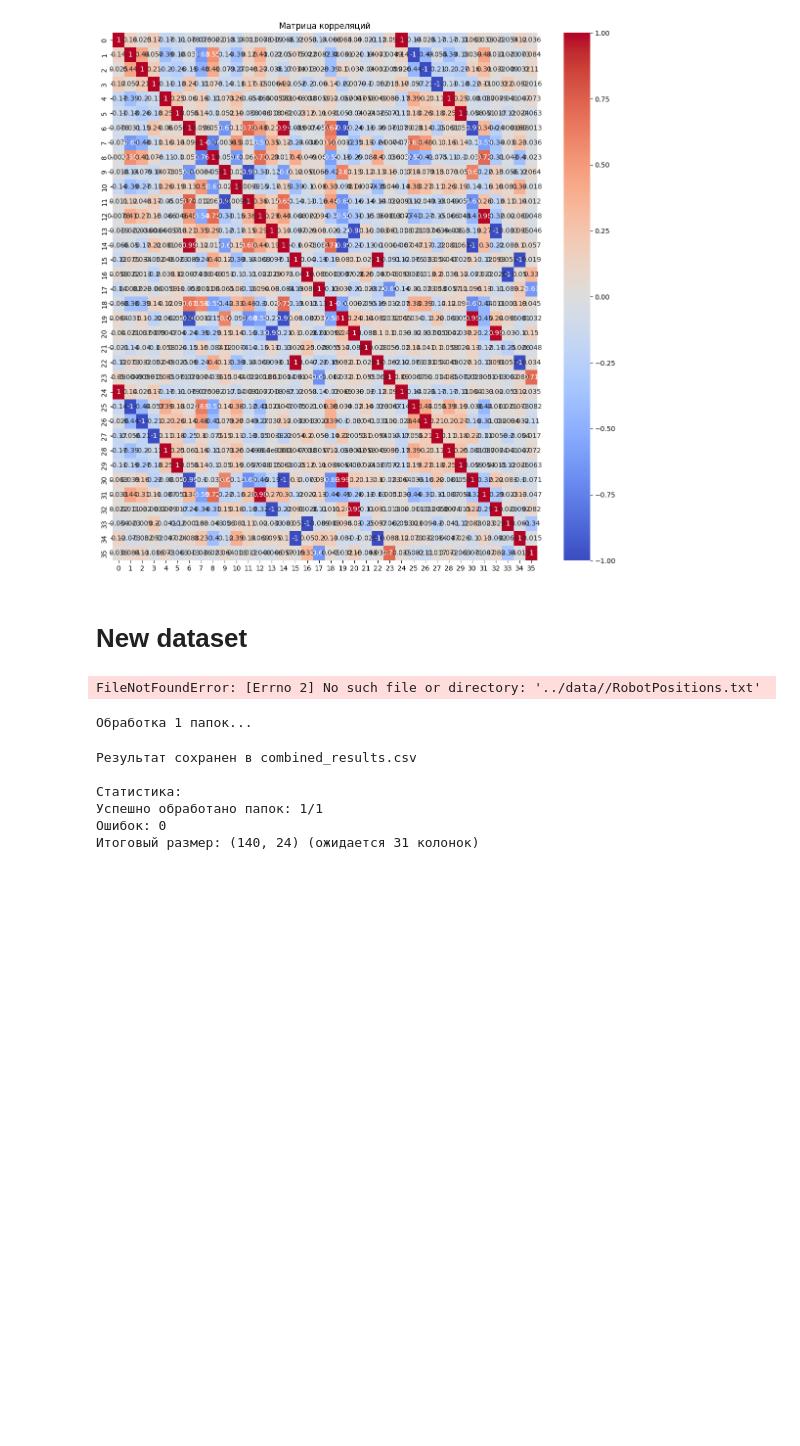
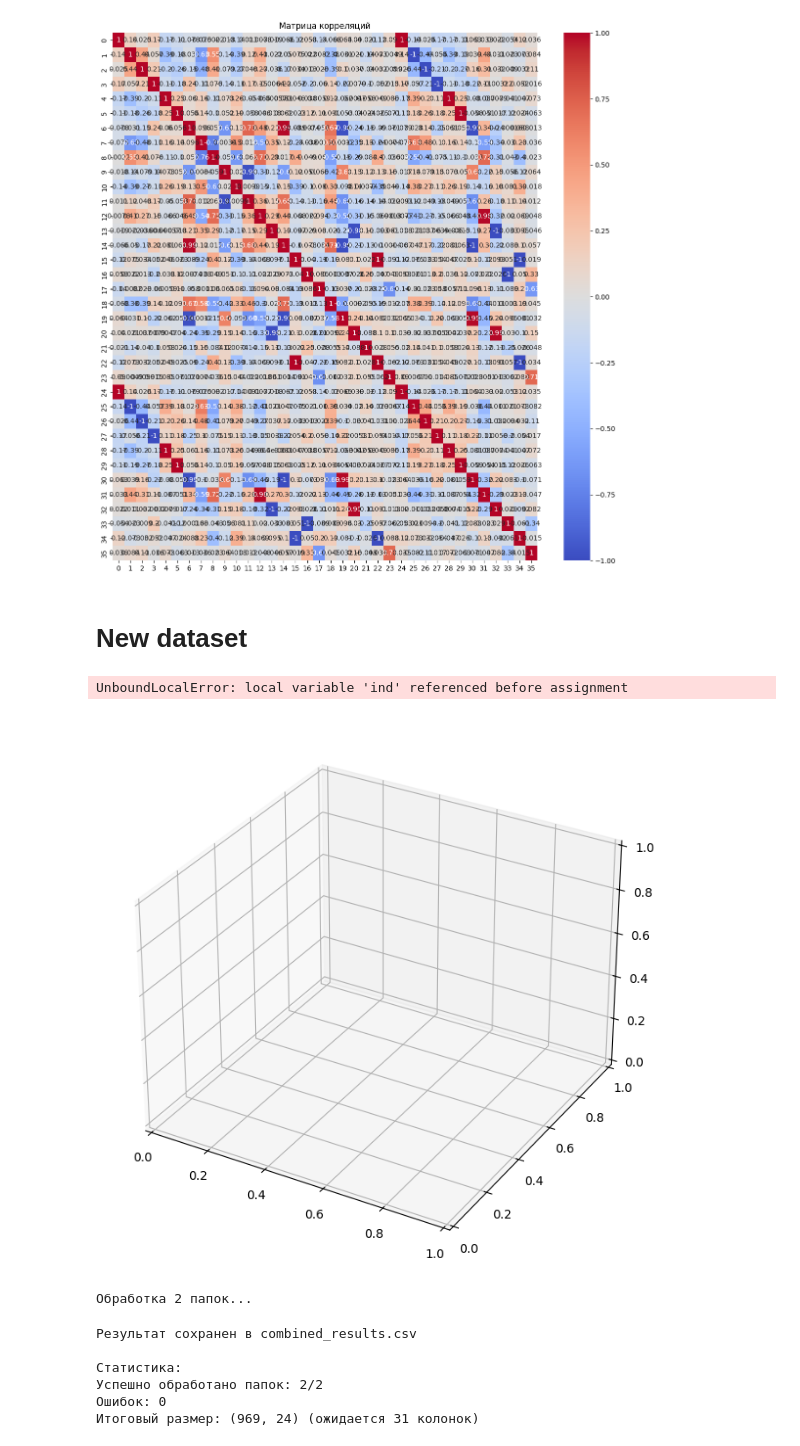
Before and after one commit to sohagutoro/neural_robotics, a Jupyter notebook: notebook/work_in_progress.ipynb, the cells around one changed output. Cells and saved outputs as stored; diff of their text form; code cells hidden in the pictures; blank space fills up the shorter version.

Commit message:
neural net for nominal positions done

```diff
--- a/notebook/work_in_progress.ipynb
+++ b/notebook/work_in_progress.ipynb
@@ -114,45 +114,49 @@ def load_points(filename):
 
     positions = data[:, 1:4]  # X, Y, Z
     orientations = data[:, 4:7]  # RZ, RY, RX
-    return positions, orientations
+    indexes = data[:, 0]
+    return positions, orientations, indexes
 
-def visualize_points(positions, orientations, scale=0.1):
+def visualize_points(positions, orientations, indexes, scale=0.1):
     """Визуализация точек с ориентацией"""
     fig = plt.figure(figsize=(10, 8))
     ax = fig.add_subplot(111, projection='3d')
 
     # Отображаем точки
-    ax.scatter(positions[:, 0], positions[:, 1], positions[:, 2], c='b', s=10, label='Точки')
+    if ind == 529:
+        ax.scatter(positions[:, 0], positions[:, 1], positions[:, 2], c='b', s=10, label='Точки')
+    else:
+        ax.scatter(positions[:, 0], positions[:, 1], positions[:, 2], c='r', s=10, label='Точки')
 
     # Отображаем ориентацию (векторы)
-    for pos, ori in zip(positions, orientations):
+    for pos, ori, ind in zip(positions, orientations, indexes):
         # Преобразуем углы Эйлера в вектор направления
         # (упрощенное представление - можно использовать матрицы поворота для точности)
         rx, ry, rz = ori
         dx = np.cos(rz) * np.cos(ry) * scale
         dy = np.sin(rz) * np.cos(ry) * scale
         dz = np.sin(ry) * scale
 
         ax.quiver(pos[0], pos[1], pos[2], dx, dy, dz, color='r', length=scale, normalize=True)
 
     ax.set_xlabel('X')
     ax.set_ylabel('Y')
     ax.set_zlabel('Z')
     ax.set_title('Облако ориентированных точек')
     ax.legend()
     plt.show()
 
 # Пример использования
 if __name__ == "__main__":
-    # Замените 'your_file.txt' на путь к вашему файлу
-    positions, orientations = load_points('../data//RobotPositions.txt')
-    # visualize_points(positions, orientations)
+    positions, orientations, indexes = load_points('../data/collect800Points100-20-110/RobotPositions.txt')
+    visualize_points(positions, orientations, indexes)
 
 
     mesured_positions, mesured_orientations = load_points('../data/AviaStar_TestNormalizeModelV5/MeasuredPositionsTS_ModelForestNewV5.txt')
     # visualize_points(mesured_positions, mesured_orientations)
 # %% [output]
-FileNotFoundError: [Errno 2] No such file or directory: '../data//RobotPositions.txt'
+UnboundLocalError: local variable 'ind' referenced before assignment
+[figure, added]
 # %%
 import pandas as pd
 import os
@@ -277,7 +281,7 @@ def combine_files_with_index_check(folders, target_files, output_file=None):
 # Конфигурация
 target_files = ['GearTorque.txt', 'Joints.txt', 'RobotPositions.txt', 'MeasuredPositionsLeica.txt']
 folders = [
-    # '../calibS-1/'
+    '../calibS-1/',
     '../data/collect800Points100-20-110/'
     # '../data/calibF/',
     # '../data/robLocate/',
@@ -291,12 +295,12 @@ result = combine_files_with_index_check(
     output_file='combined_results.csv'
 )
 # %% [output]
-Обработка 1 папок...
+Обработка 2 папок...
 Результат сохранен в combined_results.csv
 
 Статистика:
-Успешно обработано папок: 1/1
+Успешно обработано папок: 2/2
 Ошибок: 0
-Итоговый размер: (140, 24) (ожидается 31 колонок)
+Итоговый размер: (969, 24) (ожидается 31 колонок)
 # %%
 result2 = result.drop(result.columns[-6:],axis=1)
```
Also changed, not shown: parts of 16 cells of this notebook, 1 other file.
